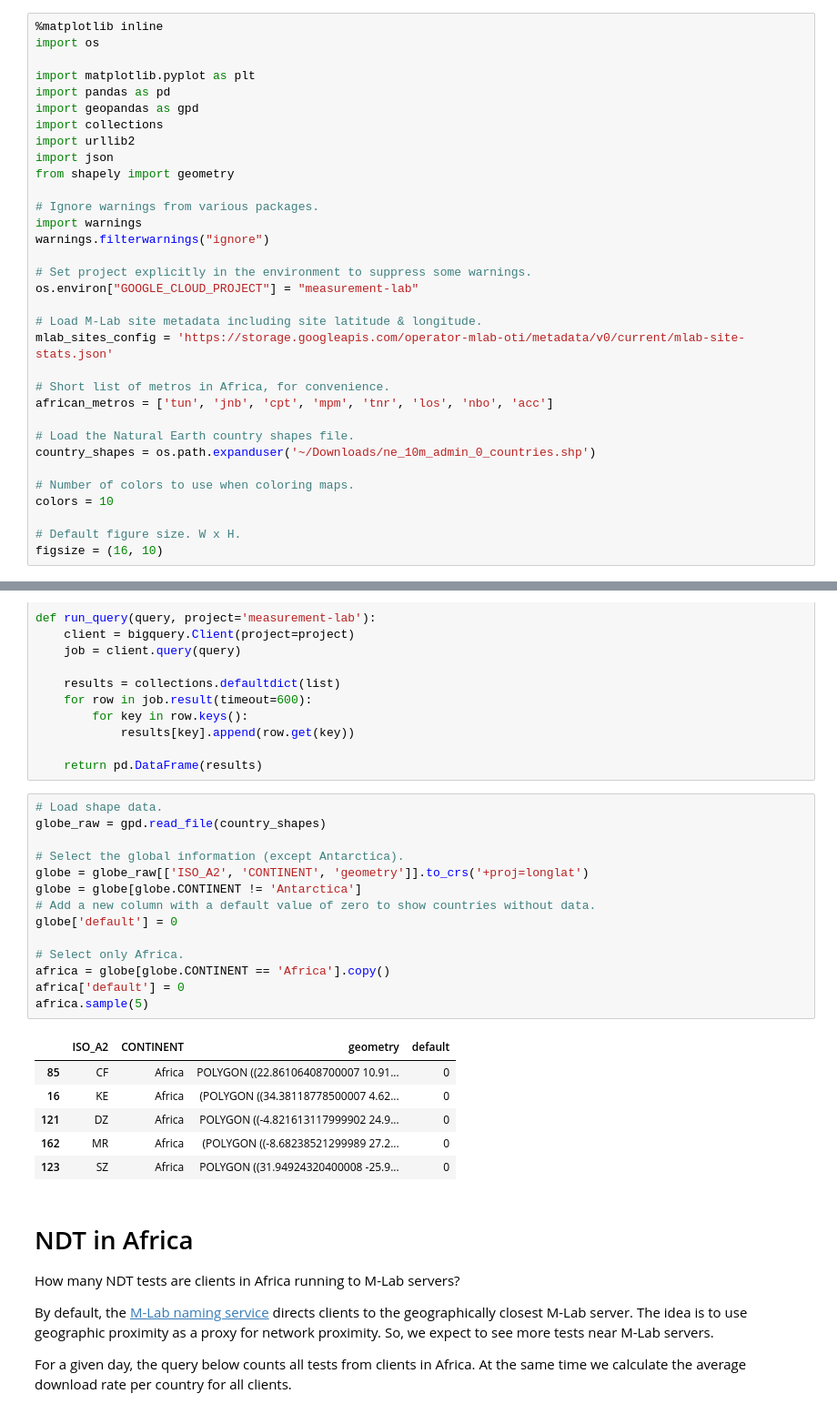
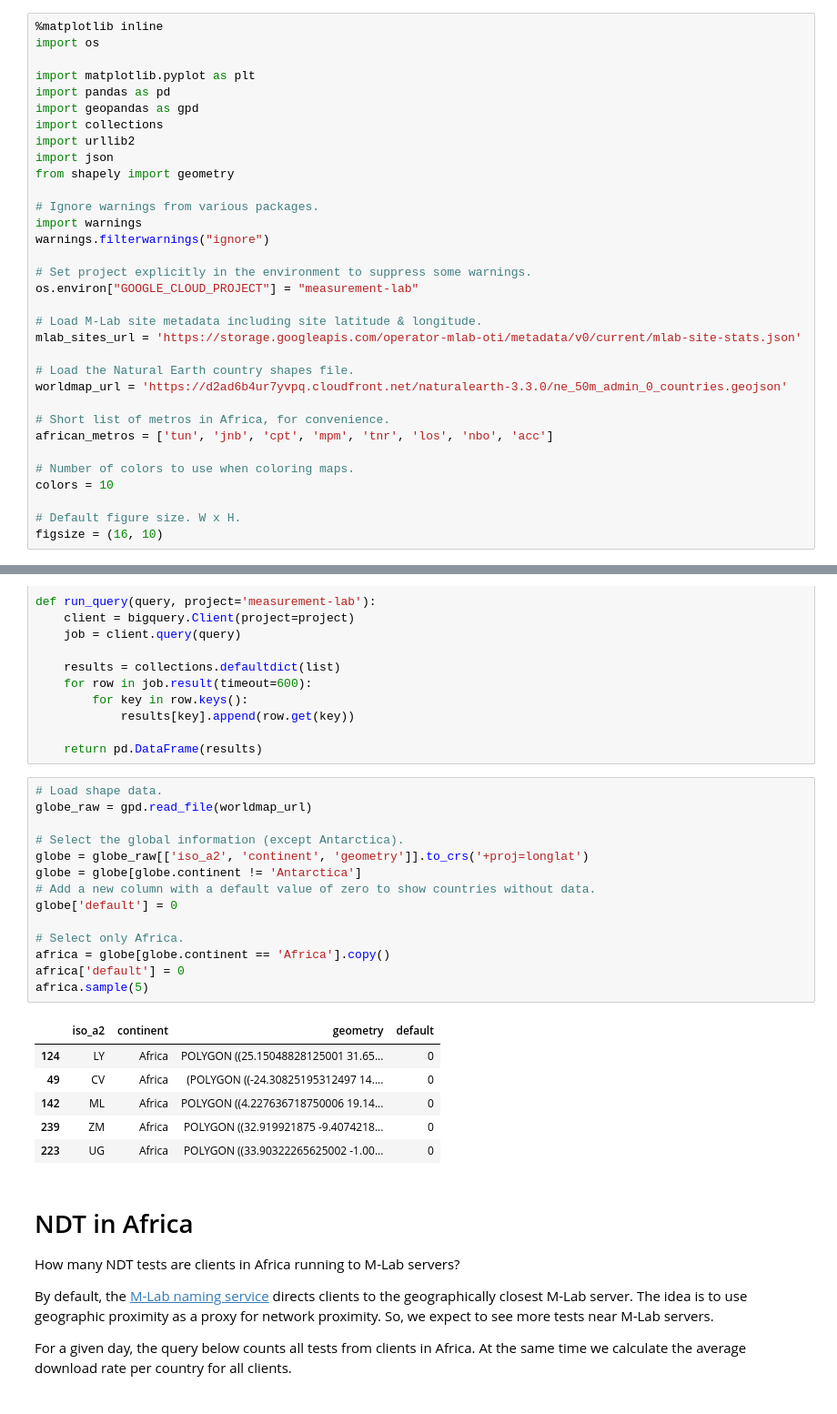
Before and after one commit to m-lab/website, a Jupyter notebook: notebooks/exploring-african-internet.ipynb, the cells around one changed output, grey strips where cells are left out. Shown at 91% size. Drawn from its saved outputs; the diff is of its cells as text.

```diff
--- a/notebooks/exploring-african-internet.ipynb
+++ b/notebooks/exploring-african-internet.ipynb
@@ -76,13 +65,13 @@ warnings.filterwarnings("ignore")
 os.environ["GOOGLE_CLOUD_PROJECT"] = "measurement-lab"
 
 # Load M-Lab site metadata including site latitude & longitude.
-mlab_sites_config = 'https://storage.googleapis.com/operator-mlab-oti/metadata/v0/current/mlab-site-stats.json'
+mlab_sites_url = 'https://storage.googleapis.com/operator-mlab-oti/metadata/v0/current/mlab-site-stats.json'
+
+# Load the Natural Earth country shapes file.
+worldmap_url = 'https://d2ad6b4ur7yvpq.cloudfront.net/naturalearth-3.3.0/ne_50m_admin_0_countries.geojson'
 
 # Short list of metros in Africa, for convenience.
 african_metros = ['tun', 'jnb', 'cpt', 'mpm', 'tnr', 'los', 'nbo', 'acc']
-
-# Load the Natural Earth country shapes file.
-country_shapes = os.path.expanduser('~/Downloads/ne_10m_admin_0_countries.shp')
 
 # Number of colors to use when coloring maps.
 colors = 10
@@ -105,25 +94,25 @@ def run_query(query, project='measurement-lab'):
     return pd.DataFrame(results)
 # %%
 # Load shape data.
-globe_raw = gpd.read_file(country_shapes)
+globe_raw = gpd.read_file(worldmap_url)
 
 # Select the global information (except Antarctica).
-globe = globe_raw[['ISO_A2', 'CONTINENT', 'geometry']].to_crs('+proj=longlat')
-globe = globe[globe.CONTINENT != 'Antarctica']
+globe = globe_raw[['iso_a2', 'continent', 'geometry']].to_crs('+proj=longlat')
+globe = globe[globe.continent != 'Antarctica']
 # Add a new column with a default value of zero to show countries without data.
 globe['default'] = 0
 
 # Select only Africa.
-africa = globe[globe.CONTINENT == 'Africa'].copy()
+africa = globe[globe.continent == 'Africa'].copy()
 africa['default'] = 0
 africa.sample(5)
 # %% [output]
-|  | ISO_A2 | CONTINENT | geometry | default |
-| 85 | CF | Africa | POLYGON ((22.86106408700007 10.91... | 0 |
-| 16 | KE | Africa | (POLYGON ((34.38118778500007 4.62... | 0 |
-| 121 | DZ | Africa | POLYGON ((-4.821613117999902 24.9... | 0 |
-| 162 | MR | Africa | (POLYGON ((-8.68238521299989 27.2... | 0 |
-| 123 | SZ | Africa | POLYGON ((31.94924320400008 -25.9... | 0 |
+|  | iso_a2 | continent | geometry | default |
+| 124 | LY | Africa | POLYGON ((25.15048828125001 31.65... | 0 |
+| 49 | CV | Africa | (POLYGON ((-24.30825195312497 14.... | 0 |
+| 142 | ML | Africa | POLYGON ((4.227636718750006 19.14... | 0 |
+| 239 | ZM | Africa | POLYGON ((32.919921875 -9.4074218... | 0 |
+| 223 | UG | Africa | POLYGON ((33.90322265625002 -1.00... | 0 |
 # %% [markdown]
 # NDT in Africa
 
```
Also changed, not shown: parts of 8 cells of this notebook.
